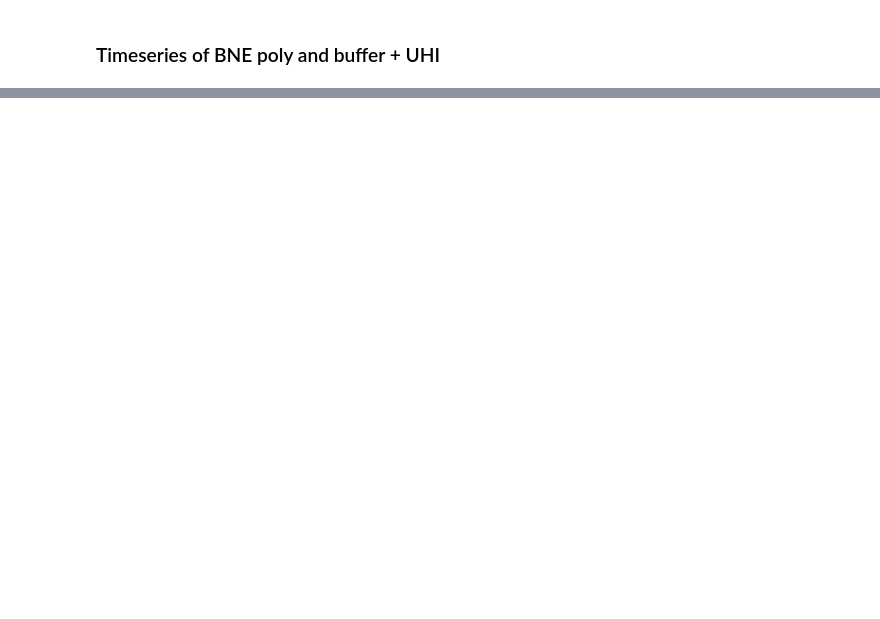
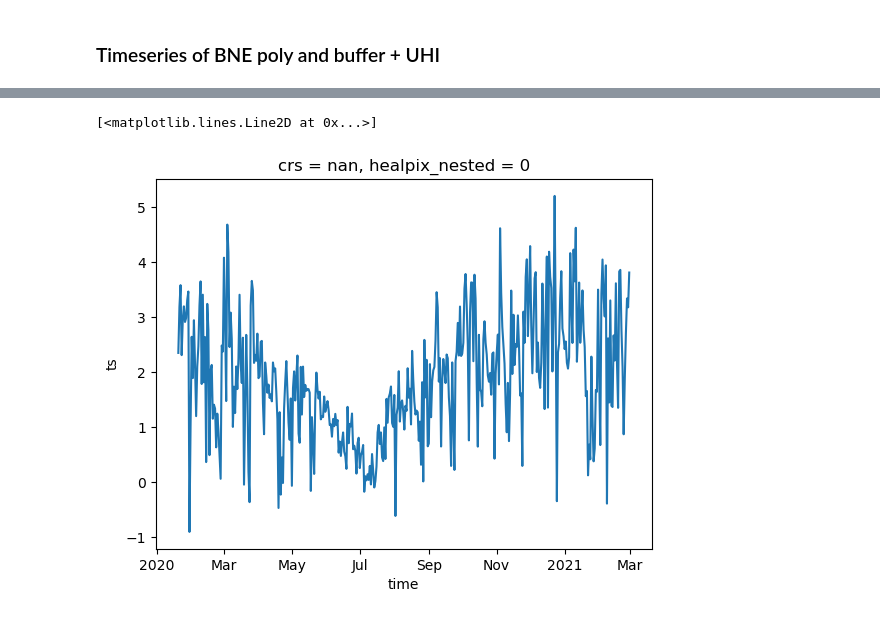
Before and after one commit to 21centuryweather/hk25-CityCirc, a Jupyter notebook: BNE_UHI_Signal.ipynb, the cells around one changed output, grey strips where cells are left out. Saved outputs shown, nothing was run; the diff lists cells and outputs as text; code cells hidden in the pictures; blank space fills up the shorter version.

```diff
--- a/BNE_UHI_Signal.ipynb
+++ b/BNE_UHI_Signal.ipynb
@@ -495,0 +652,5 @@ plt.savefig('TS_BNE_UHI.png', dpi=200, bbox_inches='tight')
+# %%
+uhi_ts.plot()
+# %% [output]
+[<matplotlib.lines.Line2D at 0x...>]
+[figure, added]
```
Also changed, not shown: parts of 22 cells of this notebook, 8 other files.
